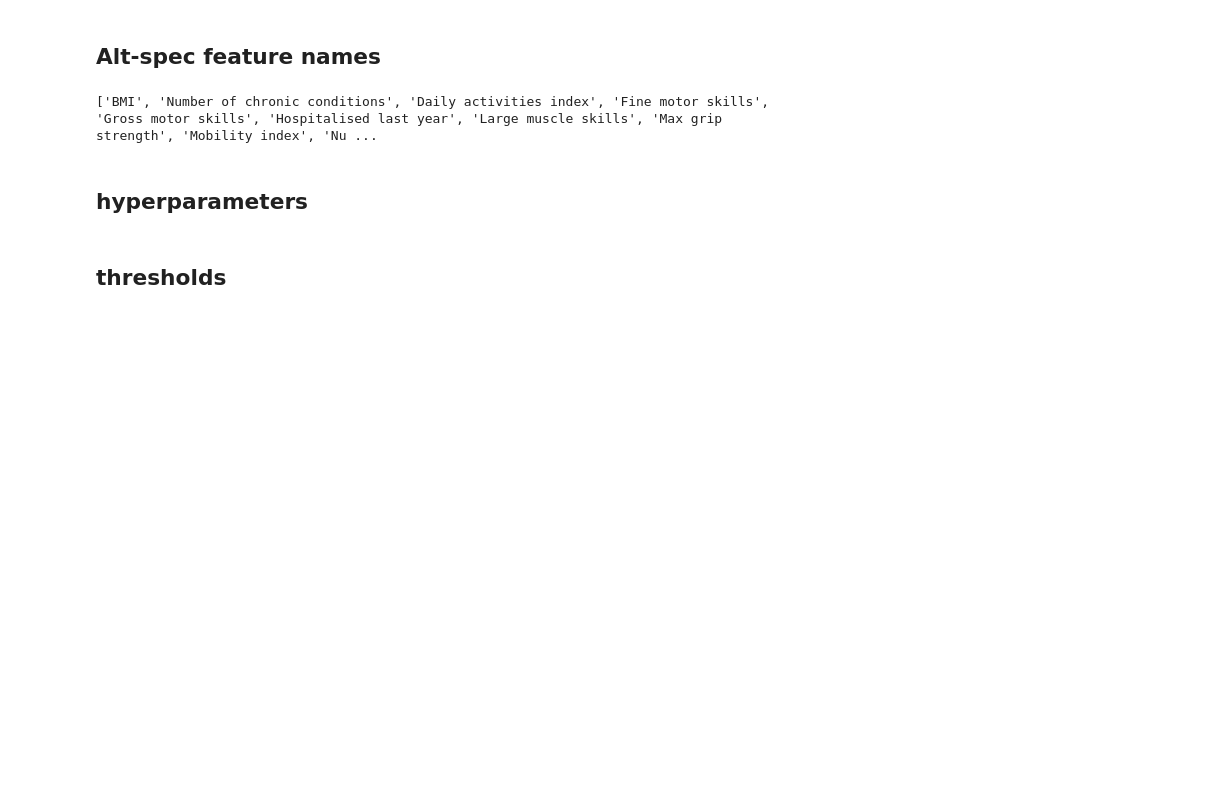
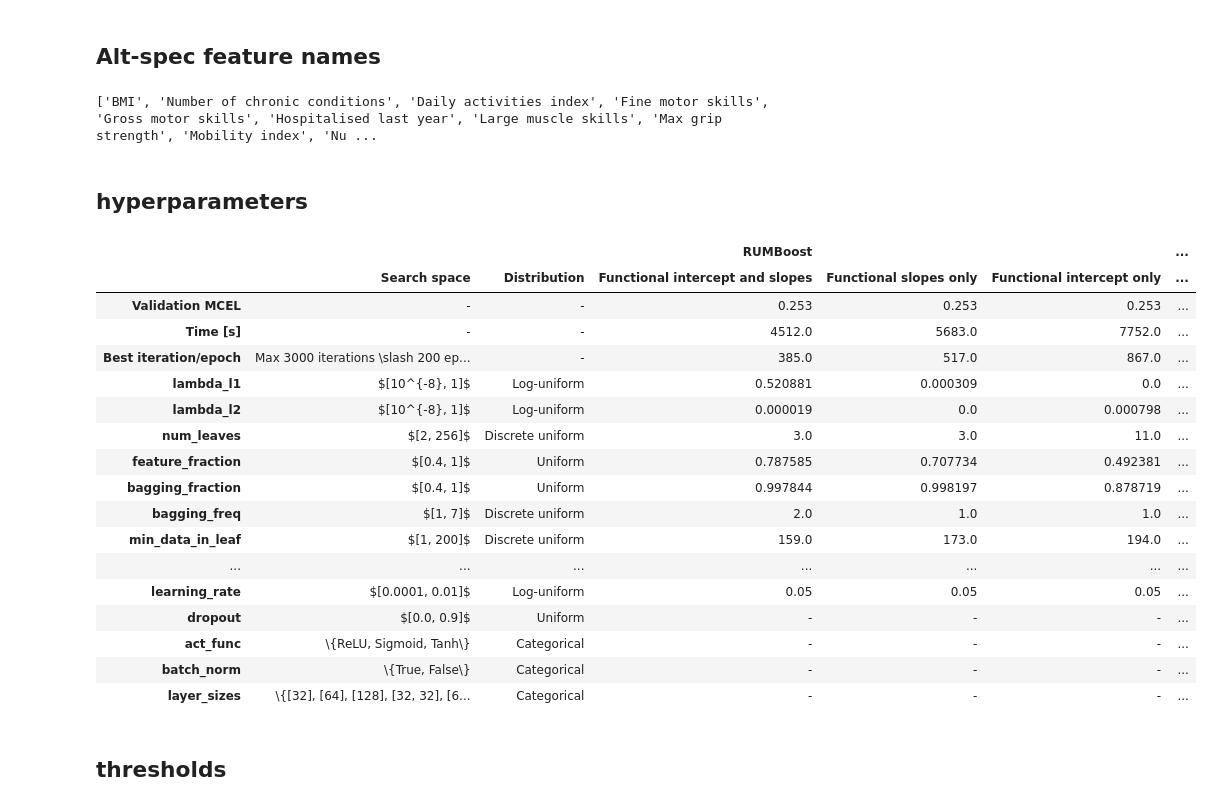
Before and after one commit to big-ucl/functional-effects-model, a Jupyter notebook: src/paper_tables.ipynb, the cells around one changed output. Saved outputs shown, nothing was run; the diff lists cells and outputs as text; code cells hidden in the pictures; blank space fills up the shorter version.

Commit message:
more tables

```diff
--- a/src/paper_tables.ipynb
+++ b/src/paper_tables.ipynb
@@ -152,0 +341,21 @@ print([key for key in feature_names.values()])
+# %%
+hyp_results
+# %% [output]
+|  |  |  | RUMBoost |  |  | ... |
+|  | Search space | Distribution | Functional intercept and slopes | Functional slopes only | Functional intercept only | ... |
+| Validation MCEL | - | - | 0.253 | 0.253 | 0.253 | ... |
+| Time [s] | - | - | 4512.0 | 5683.0 | 7752.0 | ... |
+| Best iteration/epoch | Max 3000 iterations \slash 200 ep... | - | 385.0 | 517.0 | 867.0 | ... |
+| lambda_l1 | $[10^{-8}, 1]$ | Log-uniform | 0.520881 | 0.000309 | 0.0 | ... |
+| lambda_l2 | $[10^{-8}, 1]$ | Log-uniform | 0.000019 | 0.0 | 0.000798 | ... |
+| num_leaves | $[2, 256]$ | Discrete uniform | 3.0 | 3.0 | 11.0 | ... |
+| feature_fraction | $[0.4, 1]$ | Uniform | 0.787585 | 0.707734 | 0.492381 | ... |
+| bagging_fraction | $[0.4, 1]$ | Uniform | 0.997844 | 0.998197 | 0.878719 | ... |
+| bagging_freq | $[1, 7]$ | Discrete uniform | 2.0 | 1.0 | 1.0 | ... |
+| min_data_in_leaf | $[1, 200]$ | Discrete uniform | 159.0 | 173.0 | 194.0 | ... |
+| ... | ... | ... | ... | ... | ... | ... |
+| learning_rate | $[0.0001, 0.01]$ | Log-uniform | 0.05 | 0.05 | 0.05 | ... |
+| dropout | $[0.0, 0.9]$ | Uniform | - | - | - | ... |
+| act_func | \{ReLU, Sigmoid, Tanh\} | Categorical | - | - | - | ... |
+| batch_norm | \{True, False\} | Categorical | - | - | - | ... |
+| layer_sizes | \{[32], [64], [128], [32, 32], [6... | Categorical | - | - | - | ... |
```
Also changed, not shown: parts of 9 cells of this notebook, 5 other files.
